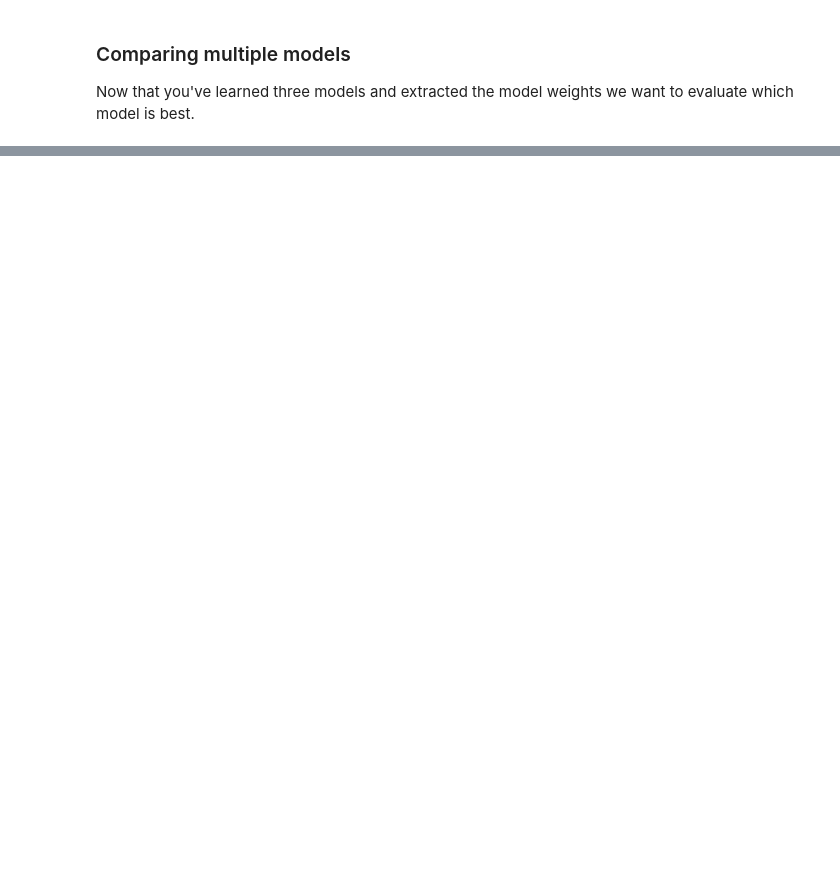
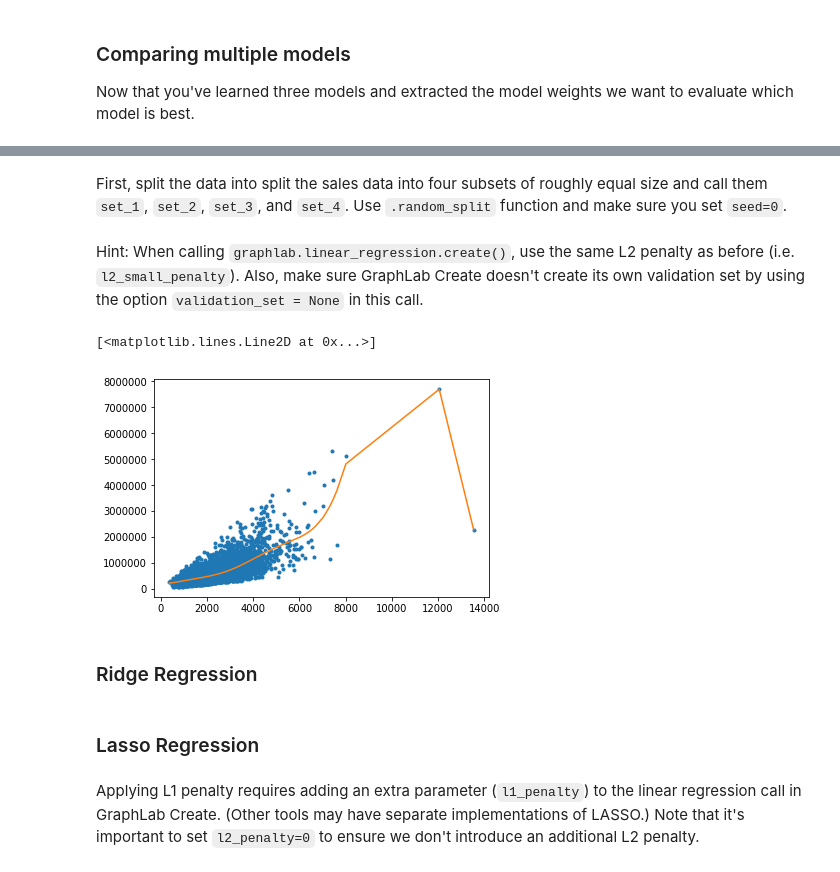
Before and after one commit to pedrohserrano/machine-learning-use-cases, a Jupyter notebook: courses/regression/multiple-regression.ipynb, the cells around one changed output, grey strips where cells are left out. Drawn from its saved outputs; the diff is of its cells as text; code cells hidden in the pictures; blank space fills up the shorter version.

```diff
--- a/courses/regression/multiple-regression.ipynb
+++ b/courses/regression/multiple-regression.ipynb
@@ -493,0 +247,2 @@ el del model
+# %%
+df_sales = df_sales.sort(['sqft_living','price'])
@@ -493,0 +251,2 @@ el del model
+# %%
+l2_small_penalty = 1e-5
@@ -493,0 +259,5 @@ el del model
+# %%
+poly1_data = polynomial_sframe(df_sales['sqft_living'], 15)
+poly1_data['price'] = df_sales['price'] # add price to the data since it's the target
+# %%
+model1 = tc.linear_regression.create(poly1_data, target = 'price', l2_penalty = l2_small_penalty, validation_set = None)
@@ -493,0 +297,12 @@ el del model
+# %% [markdown]
+First, split the data into split the sales data into four subsets of roughly equal size and call them `set_1`, `set_2`, `set_3`, and `set_4`. Use `.random_split` function and make sure you set `seed=0`.
+# %% [markdown]
+Hint: When calling `graphlab.linear_regression.create()`, use the same L2 penalty as before (i.e. `l2_small_penalty`).  Also, make sure GraphLab Create doesn't create its own validation set by using the option `validation_set = None` in this call.
+# %%
+plt.plot(poly1_data['power_1'], poly1_data['price'],'.',)
+plt.plot(poly1_data['power_1'], model1.predict(poly1_data))
+# %% [output]
+[<matplotlib.lines.Line2D at 0x...>]
+[figure, added]
+# %% [markdown]
+### Ridge Regression
@@ -493,0 +312,2 @@ el del model
+# %% [markdown]
+### Lasso Regression
@@ -493,0 +324,2 @@ el del model
+# %% [markdown]
+Applying L1 penalty requires adding an extra parameter (`l1_penalty`) to the linear regression call in GraphLab Create. (Other tools may have separate implementations of LASSO.)  Note that it's important to set `l2_penalty=0` to ensure we don't introduce an additional L2 penalty.
```
Also changed, not shown: parts of 108 cells of this notebook, 2 other files.
